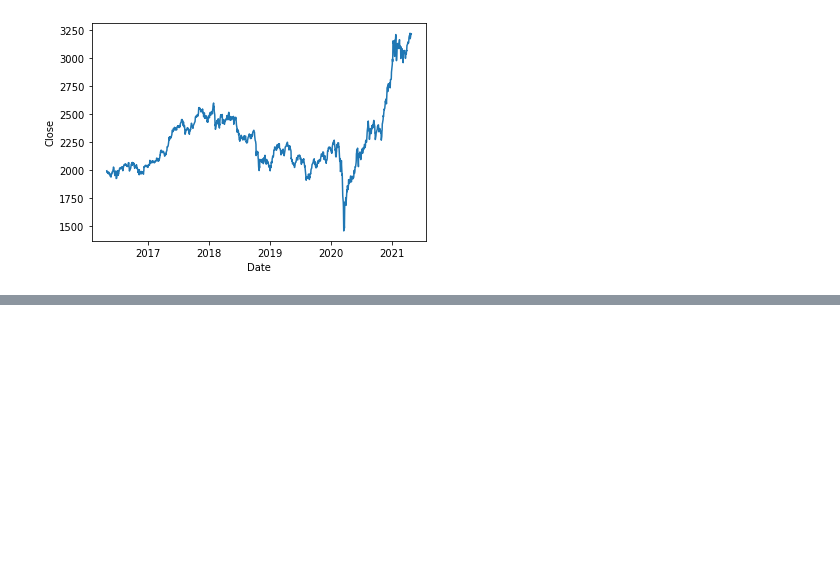
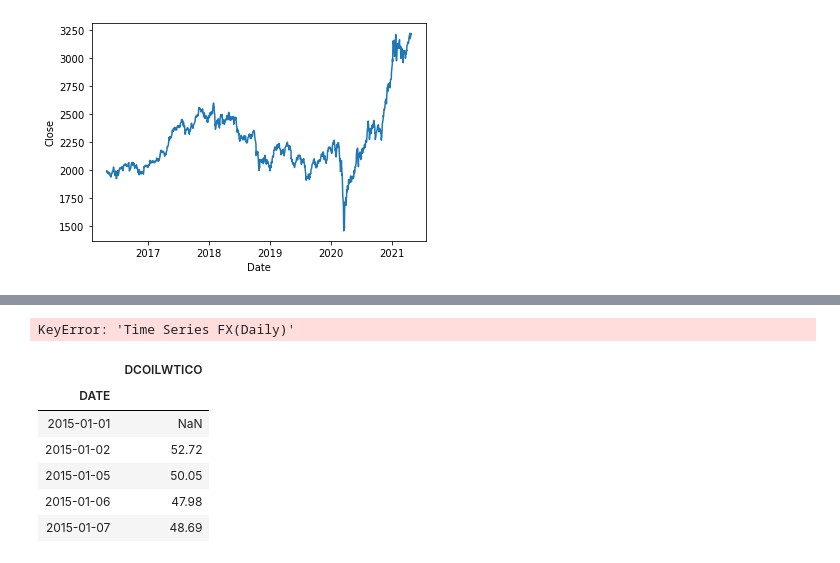
Before and after one commit to mti7086/pyrees, a Jupyter notebook: 쥬피터 연습.ipynb, the cells around one changed output, grey strips where cells are left out. Cells and saved outputs as stored; diff of their text form; code cells hidden in the pictures; blank space fills up the shorter version.

```diff
--- a/쥬피터 연습.ipynb
+++ b/쥬피터 연습.ipynb
@@ -41,0 +45,36 @@ df_1.head()
+# %%
+# 주별, 월별 환율 얻을려 했는데 계속 Time 에러 뜸(왜 그럴까 고민중)
+import pandas_datareader.data as web
+from urllib.request import urlopen
+import json
+import pandas as pd
+
+ALPHAVANTAGE_API_KEY = "c179c68a459f2347a84e20f77926f6840a9150be"
+url = "https://www.alphavantage.co/query?function=FX_DAILY&from_symbol=USD&to_symbol=KRW&outputsize=compact&apikey="+ALPHAVANTAGE_API_KEY
+
+result = urlopen(url)
+result_read = result.read()
+
+df = pd.DataFrame(json.loads(result_read)["Time Series FX(Daily)"]).T
+# Time Seriex FX(Daily)가 계속 keyerror뜸
+df.head()
+# %% [output]
+KeyError: 'Time Series FX(Daily)'
+# %%
+# 원자재 oil가격
+import pandas_datareader.data as web
+import datetime
+
+start = datetime.datetime(2015, 1, 1)
+end = datetime.datetime(2020, 12, 31)
+
+oil = web.DataReader('DCOILWTICO', 'fred', start, end)
+oil.head()
+# %% [output]
+|  | DCOILWTICO |
+| DATE |  |
+| 2015-01-01 | NaN |
+| 2015-01-02 | 52.72 |
+| 2015-01-05 | 50.05 |
+| 2015-01-06 | 47.98 |
+| 2015-01-07 | 48.69 |
```
Also changed, not shown: parts of 5 cells of this notebook.
